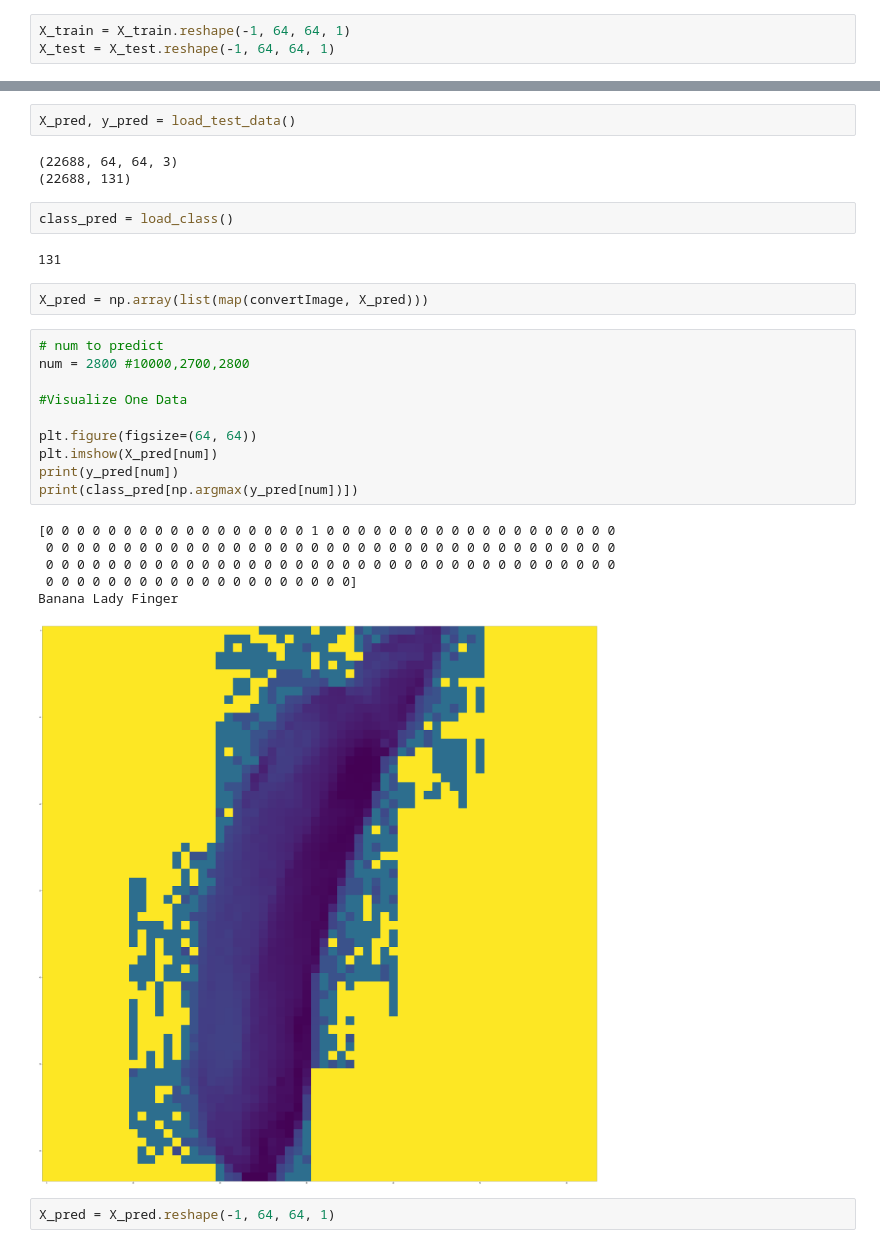
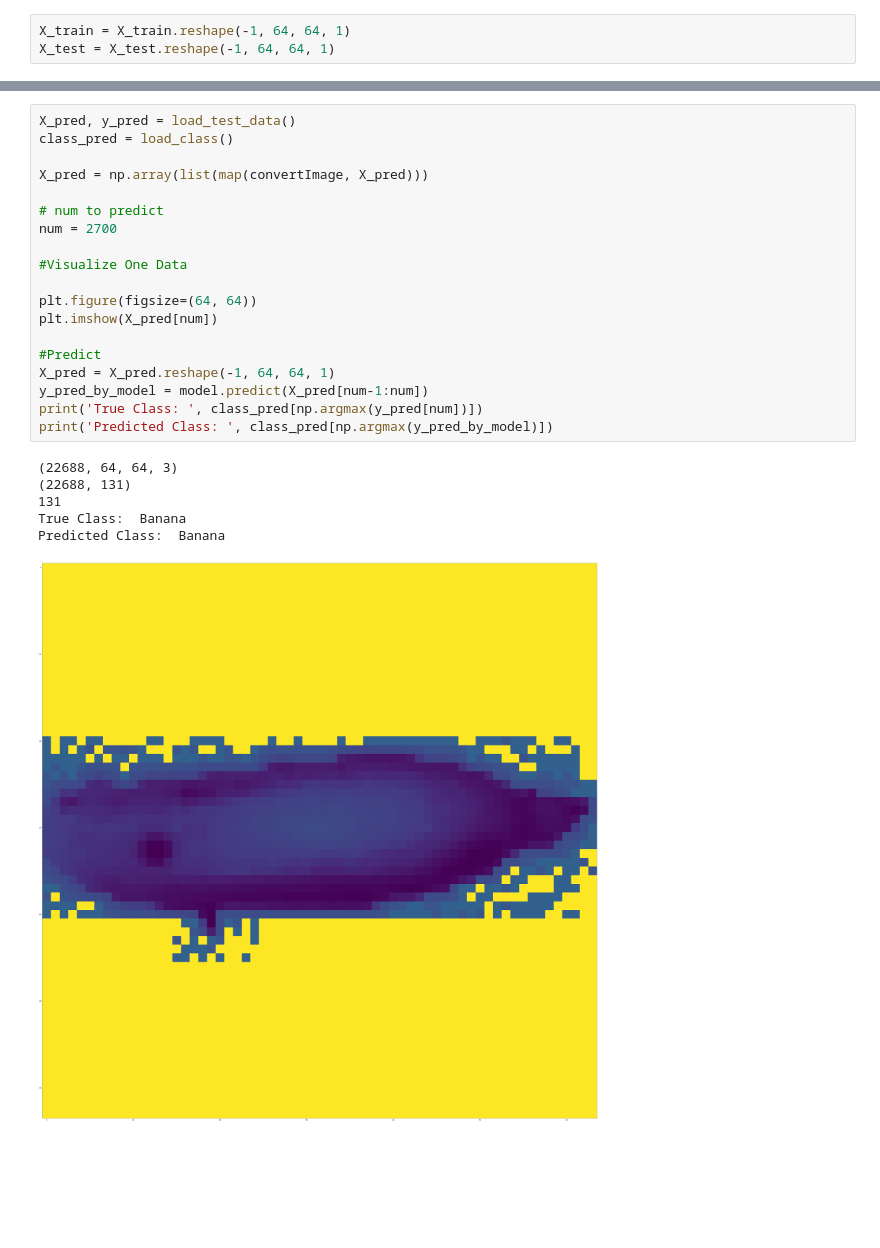
Before and after one commit to thinhnguyen632/AI_Project_CNN, a Jupyter notebook: Fruit_Classifier_CNN_ver1.ipynb, the cells around one changed output, grey strips where cells are left out. Cells and saved outputs as stored; diff of their text form; blank space fills up the shorter version.

```diff
--- a/Fruit_Classifier_CNN_ver1.ipynb
+++ b/Fruit_Classifier_CNN_ver1.ipynb
@@ -249,30 +248,26 @@ Epoch 10/10
-# %%
-X_pred, y_pred = load_test_data()
-# %% [output]
-(22688, 64, 64, 3)
-(22688, 131)
-# %%
-class_pred = load_class()
-# %% [output]
-131
-# %%
-X_pred = np.array(list(map(convertImage, X_pred)))
 # %%
+X_pred, y_pred = load_test_data()
+class_pred = load_class()
+
+X_pred = np.array(list(map(convertImage, X_pred)))
+
 # num to predict
-num = 2800 #10000,2700,2800
+num = 2700
 
 #Visualize One Data
 
 plt.figure(figsize=(64, 64))
 plt.imshow(X_pred[num])
-print(y_pred[num])
-print(class_pred[np.argmax(y_pred[num])])
+
+#Predict
+X_pred = X_pred.reshape(-1, 64, 64, 1)
+y_pred_by_model = model.predict(X_pred[num-1:num])
+print('True Class: ', class_pred[np.argmax(y_pred[num])])
+print('Predicted Class: ', class_pred[np.argmax(y_pred_by_model)])
 # %% [output]
-[0 0 0 0 0 0 0 0 0 0 0 0 0 0 0 0 0 1 0 0 0 0 0 0 0 0 0 0 0 0 0 0 0 0 0 0 0
- 0 0 0 0 0 0 0 0 0 0 0 0 0 0 0 0 0 0 0 0 0 0 0 0 0 0 0 0 0 0 0 0 0 0 0 0 0
- 0 0 0 0 0 0 0 0 0 0 0 0 0 0 0 0 0 0 0 0 0 0 0 0 0 0 0 0 0 0 0 0 0 0 0 0 0
- 0 0 0 0 0 0 0 0 0 0 0 0 0 0 0 0 0 0 0 0]
-Banana Lady Finger
+(22688, 64, 64, 3)
+(22688, 131)
+131
+True Class:  Banana
+Predicted Class:  Banana
-[figure, old version]
+[figure, new version]
-# %%
-X_pred = X_pred.reshape(-1, 64, 64, 1)
```
Also changed, not shown: parts of 8 cells of this notebook.
